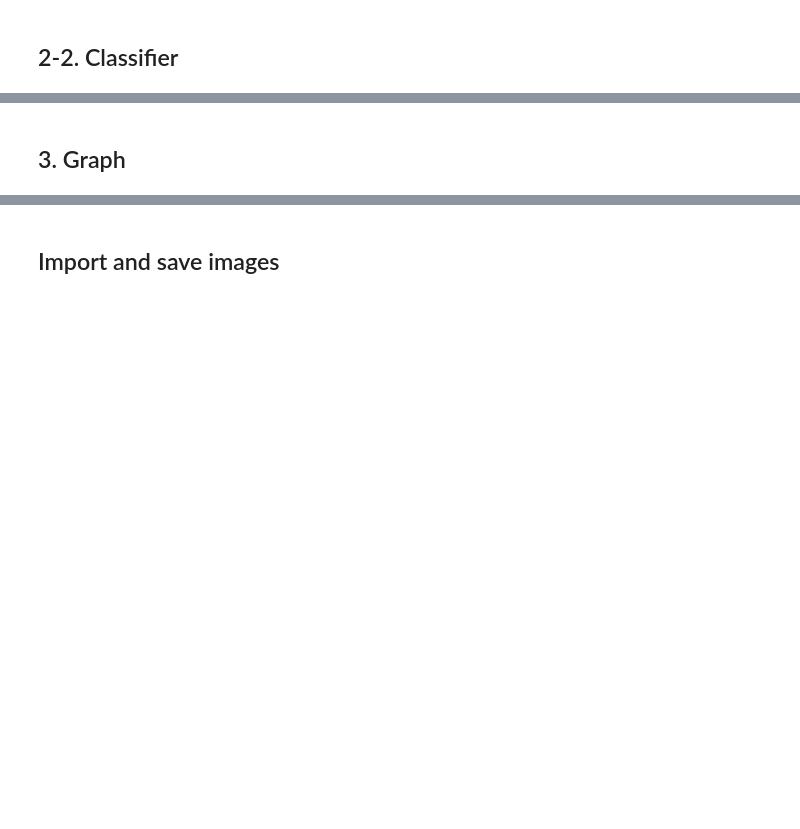
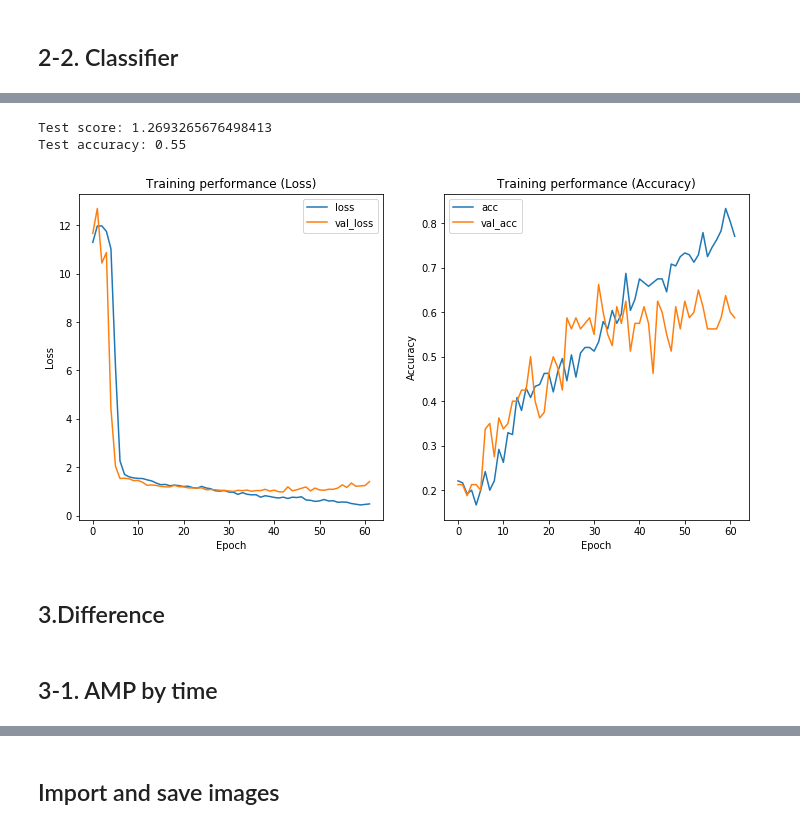
Before and after one commit to ANJAEJIN/EXP_DSP, a Jupyter notebook: DSP.ipynb, the cells around one changed output, grey strips where cells are left out. Drawn from its saved outputs; the diff is of its cells as text; code cells hidden in the pictures; blank space fills up the shorter version.

```diff
--- a/DSP.ipynb
+++ b/DSP.ipynb
@@ -597,0 +661,3 @@ sns.barplot(x='Accuracy', y='Classifier', data=log, color="b")
+# %%
+from keras.optimizers import Adam
+model.compile(loss="categorical_crossentropy", optimizer=Adam(), metrics=['accuracy']) # lr=0.0005, beta_1=0.8, beta_2=0.9
@@ -597,0 +668,25 @@ sns.barplot(x='Accuracy', y='Classifier', data=log, color="b")
+# %%
+#See progress of learning at TensorBoard
+tb_cb = keras.callbacks.TensorBoard(log_dir='./', histogram_freq=1)
+# If the validation loss decreases, save the model for each epoch
+cp_cb = keras.callbacks.ModelCheckpoint(filepath='./mfcc.hdf5',
+                                        monitor='val_acc',
+                                        verbose=1,
+                                        save_best_only=True,
+                                        mode='max')
+# If the validation loss rises for 5 epochs in a row, the run is aborted
+es_cb = keras.callbacks.EarlyStopping(monitor='val_acc',
+                                      patience=30,
+                                      verbose=0,
+                                      mode='max')
+cbks = [tb_cb, cp_cb, es_cb]
+# %%
+#Perform learning
+#The value of loss function in learning is stored in history.history
+history = model.fit(trainData, trainLabel,
+                    batch_size=30,  #128 datas are randomly obtained
+                    nb_epoch=200, #Number of trials
+                    verbose=1,
+                    validation_split=0.25,
+                    callbacks=cbks
+                    )
@@ -598,2 +713,30 @@ sns.barplot(x='Accuracy', y='Classifier', data=log, color="b")
+# %%
+#Evaluation value for test data
+score = model.evaluate(testData, testLabel, verbose=0)
+print('Test score:', score[0]) #The value of the loss function
+print('Test accuracy:', score[1]) #Accuracy (over 98%)
+# %% [output]
+Test score: 1.2693265676498413
+Test accuracy: 0.55
+# %%
+#Learning curve
+fig, ax = plt.subplots(1, 2, figsize=(12, 6))
+ax[0].set_title('Training performance (Loss)')
+ax[0].plot(history.epoch, history.history['loss'], label='loss')
+ax[0].plot(history.epoch, history.history['val_loss'], label='val_loss')
+ax[0].set(xlabel='Epoch', ylabel='Loss')
+ax[0].legend()
+
+ax[1].set_title('Training performance (Accuracy)')
+ax[1].plot(history.epoch, history.history['acc'], label='acc')
+ax[1].plot(history.epoch, history.history['val_acc'], label='val_acc')
+ax[1].set(xlabel='Epoch', ylabel='Accuracy')
+ax[1].legend(loc='best')
+
+plt.savefig('./mfcc_cnn.pdf', dpi=600)
+# %% [output]
+[figure, added]
 # %% [markdown]
-## 3. Graph
+## 3.Difference
+# %% [markdown]
+## 3-1. AMP by time
```
Also changed, not shown: parts of 97 cells of this notebook.
